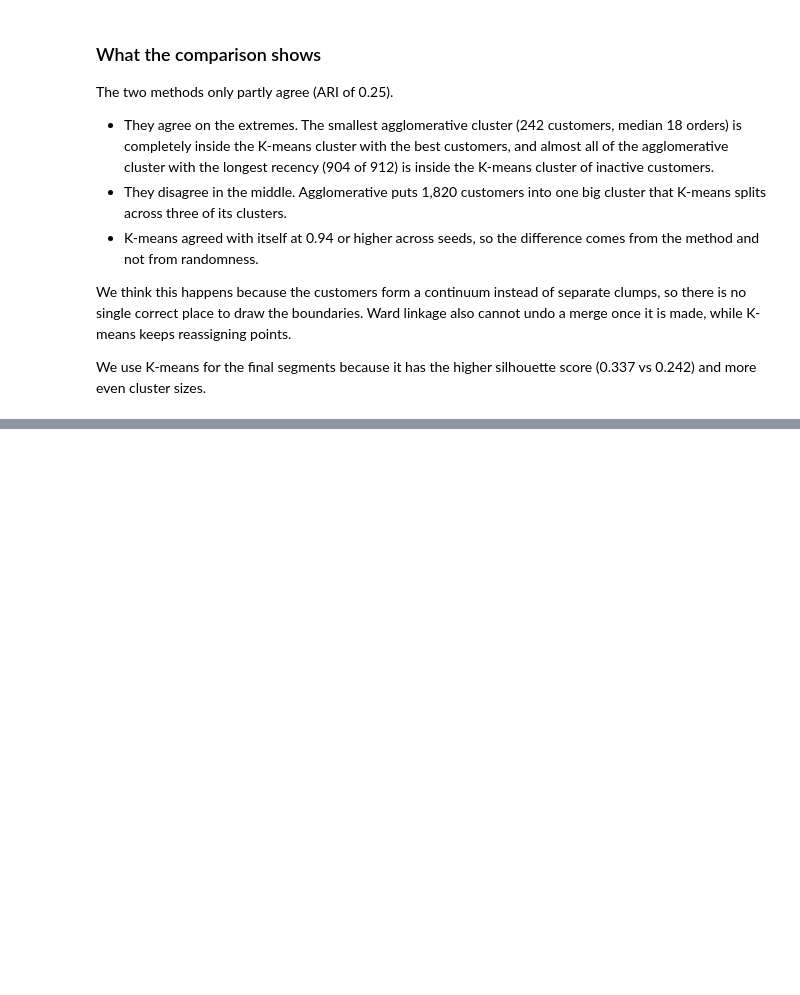
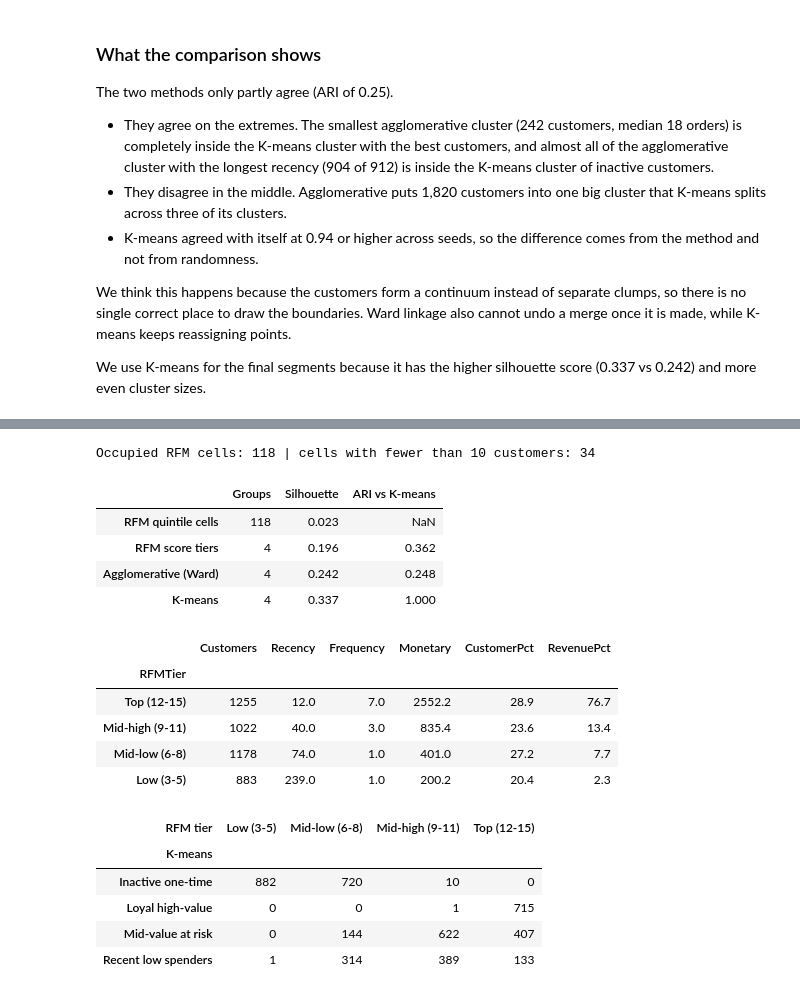
Before and after one commit to HammaadAlam/3730-Customer-Segmentation, a Jupyter notebook: 03_agglomerative_comparison.ipynb, the cells around one changed output, grey strips where cells are left out. Cells and saved outputs as stored; diff of their text form; code cells hidden in the pictures; blank space fills up the shorter version.

```diff
--- a/03_agglomerative_comparison.ipynb
+++ b/03_agglomerative_comparison.ipynb
@@ -233,0 +244,74 @@ We use K-means for the final segments because it has the higher silhouette score
+# %%
+# Classic RFM quintile scores (1 = worst, 5 = best), kept in a separate table so rfm_df is saved unchanged
+baseline_df = rfm_df[["CustomerID", "Recency", "Frequency", "Monetary", "KMeansCluster", "AggCluster"]].copy()
+baseline_df["R_score"] = pd.qcut(baseline_df["Recency"], 5, labels=[5, 4, 3, 2, 1]).astype(int)
+baseline_df["F_score"] = pd.qcut(baseline_df["Frequency"].rank(method="first"), 5, labels=[1, 2, 3, 4, 5]).astype(int)
+baseline_df["M_score"] = pd.qcut(baseline_df["Monetary"], 5, labels=[1, 2, 3, 4, 5]).astype(int)
+
+# Version 1: every R-F-M combination is its own cell
+rfm_cell = baseline_df[["R_score", "F_score", "M_score"]].astype(str).agg("".join, axis=1)
+cell_counts = rfm_cell.value_counts()
+print("Occupied RFM cells:", len(cell_counts), "| cells with fewer than 10 customers:", (cell_counts < 10).sum())
+
+# Version 2: sum the scores and cut into four tiers
+rfm_score = baseline_df[["R_score", "F_score", "M_score"]].sum(axis=1)
+baseline_df["RFMTier"] = pd.cut(
+    rfm_score, bins=[2, 5, 8, 11, 15],
+    labels=["Low (3-5)", "Mid-low (6-8)", "Mid-high (9-11)", "Top (12-15)"],
+)
+tier_codes = baseline_df["RFMTier"].cat.codes
+
+baseline_comparison = pd.DataFrame(
+    {
+        "Groups": [len(cell_counts), 4, chosen_k, chosen_k],
+        "Silhouette": [
+            silhouette_score(rfm_scaled, rfm_cell),
+            silhouette_score(rfm_scaled, tier_codes),
+            silhouette_score(rfm_scaled, baseline_df["AggCluster"]),
+            silhouette_score(rfm_scaled, baseline_df["KMeansCluster"]),
+        ],
+        "ARI vs K-means": [
+            np.nan,
+            adjusted_rand_score(baseline_df["KMeansCluster"], tier_codes),
+            adjusted_rand_score(baseline_df["KMeansCluster"], baseline_df["AggCluster"]),
+            1.0,
+        ],
+    },
+    index=["RFM quintile cells", "RFM score tiers", "Agglomerative (Ward)", "K-means"],
+)
+display(baseline_comparison.round(3))
+
+# Size, revenue share, and median RFM of each tier
+tier_summary = baseline_df.groupby("RFMTier", observed=True).agg(
+    Customers=("CustomerID", "count"),
+    Recency=("Recency", "median"),
+    Frequency=("Frequency", "median"),
+    Monetary=("Monetary", "median"),
+    Revenue=("Monetary", "sum"),
+)
+tier_summary["CustomerPct"] = tier_summary["Customers"] / tier_summary["Customers"].sum() * 100
+tier_summary["RevenuePct"] = tier_summary["Revenue"] / tier_summary["Revenue"].sum() * 100
+display(tier_summary.drop(columns="Revenue").iloc[::-1].round(1))
+
+# Where the K-means clusters land in the baseline tiers (names match the segments below)
+kmeans_names = {0: "Recent low spenders", 1: "Loyal high-value", 2: "Mid-value at risk", 3: "Inactive one-time"}
+pd.crosstab(baseline_df["KMeansCluster"].map(kmeans_names), baseline_df["RFMTier"], rownames=["K-means"], colnames=["RFM tier"])
+# %% [output]
+Occupied RFM cells: 118 | cells with fewer than 10 customers: 34
+|  | Groups | Silhouette | ARI vs K-means |
+| RFM quintile cells | 118 | 0.023 | NaN |
+| RFM score tiers | 4 | 0.196 | 0.362 |
+| Agglomerative (Ward) | 4 | 0.242 | 0.248 |
+| K-means | 4 | 0.337 | 1.000 |
+|  | Customers | Recency | Frequency | Monetary | CustomerPct | RevenuePct |
+| RFMTier |  |  |  |  |  |  |
+| Top (12-15) | 1255 | 12.0 | 7.0 | 2552.2 | 28.9 | 76.7 |
+| Mid-high (9-11) | 1022 | 40.0 | 3.0 | 835.4 | 23.6 | 13.4 |
+| Mid-low (6-8) | 1178 | 74.0 | 1.0 | 401.0 | 27.2 | 7.7 |
+| Low (3-5) | 883 | 239.0 | 1.0 | 200.2 | 20.4 | 2.3 |
+| RFM tier | Low (3-5) | Mid-low (6-8) | Mid-high (9-11) | Top (12-15) |
+| K-means |  |  |  |  |
+| Inactive one-time | 882 | 720 | 10 | 0 |
+| Loyal high-value | 0 | 0 | 1 | 715 |
+| Mid-value at risk | 0 | 144 | 622 | 407 |
+| Recent low spenders | 1 | 314 | 389 | 133 |
```
Also changed, not shown: parts of 3 cells of this notebook.
